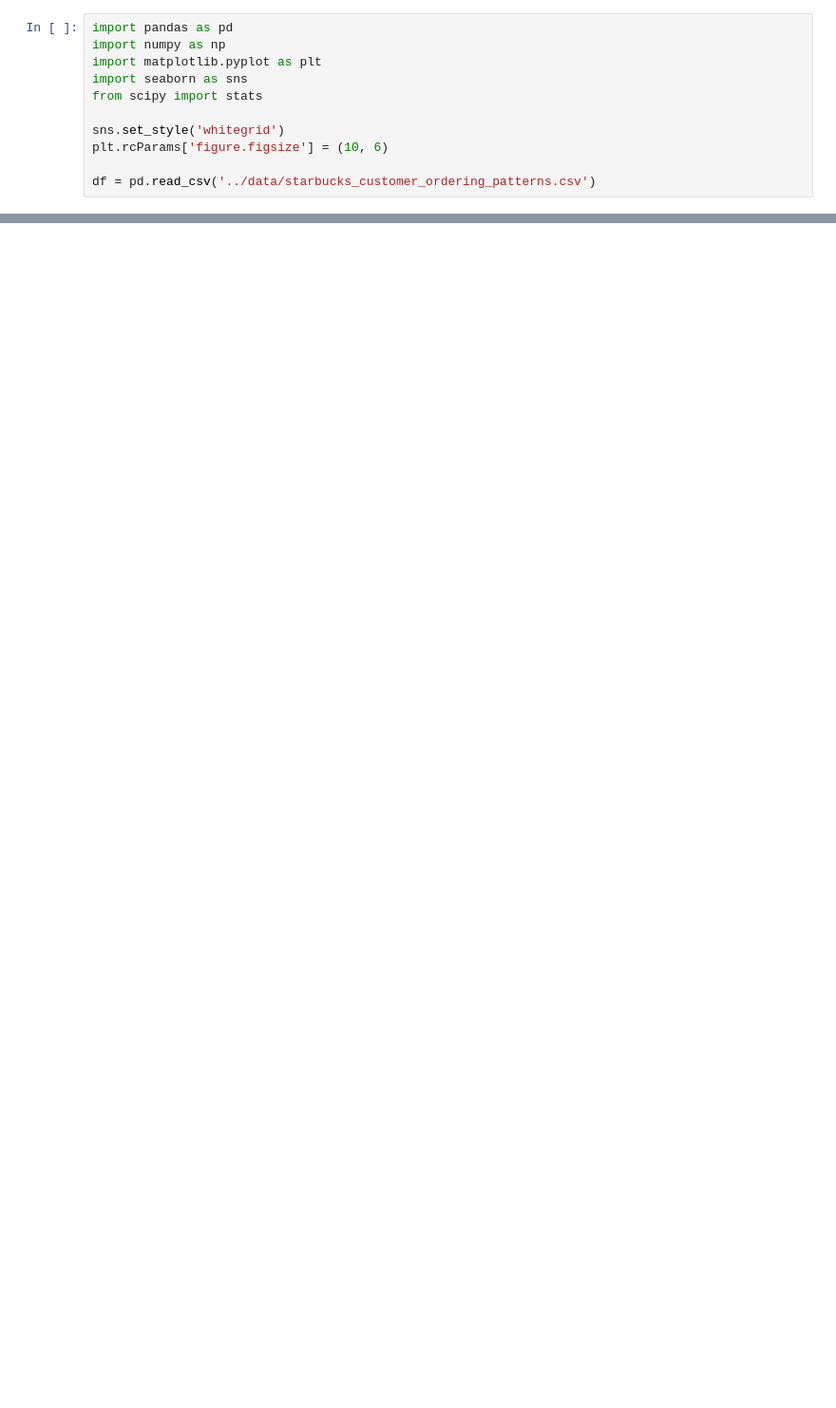
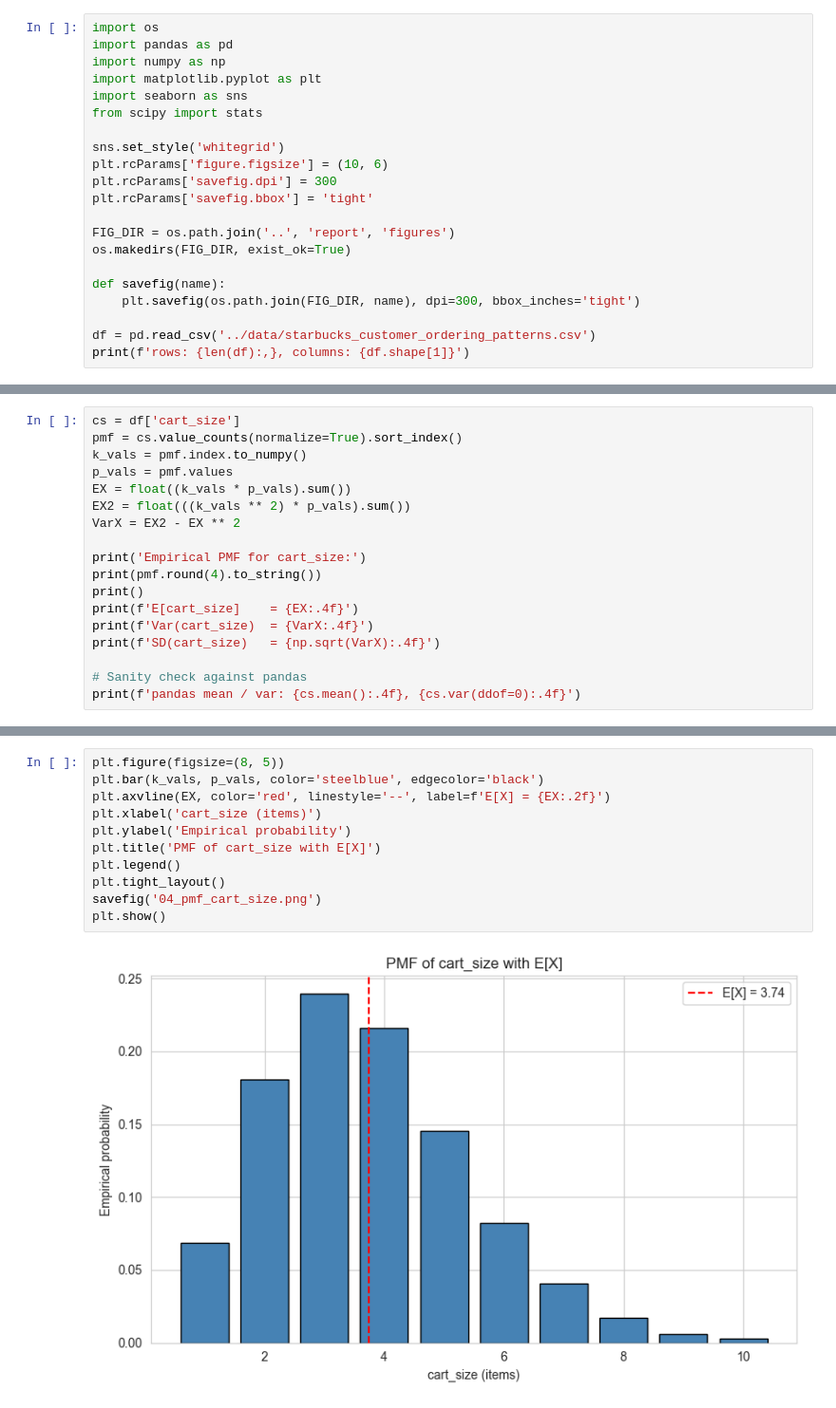
Before and after one commit to NamanSudan/data202-starbucks-analysis, a Jupyter notebook: notebooks/04_probability_bayes.ipynb, the cells around one changed output, grey strips where cells are left out. Shown at 95% size. Cells and saved outputs as stored; diff of their text form; blank space fills up the shorter version.

```diff
--- a/notebooks/04_probability_bayes.ipynb
+++ b/notebooks/04_probability_bayes.ipynb
@@ -13,4 +17,5 @@ This notebook covers:
 # %%
+import os
 import pandas as pd
 import numpy as np
 import matplotlib.pyplot as plt
@@ -19,5 +24,14 @@ from scipy import stats
 
 sns.set_style('whitegrid')
 plt.rcParams['figure.figsize'] = (10, 6)
+plt.rcParams['savefig.dpi'] = 300
+plt.rcParams['savefig.bbox'] = 'tight'
+
+FIG_DIR = os.path.join('..', 'report', 'figures')
+os.makedirs(FIG_DIR, exist_ok=True)
+
+def savefig(name):
+    plt.savefig(os.path.join(FIG_DIR, name), dpi=300, bbox_inches='tight')
 
 df = pd.read_csv('../data/starbucks_customer_ordering_patterns.csv')
+print(f'rows: {len(df):,}, columns: {df.shape[1]}')
@@ -47,0 +232,18 @@ TODO: Compute P(X > 15), P(X > 20), P(X > 25) overall and by segment.
+# %%
+cs = df['cart_size']
+pmf = cs.value_counts(normalize=True).sort_index()
+k_vals = pmf.index.to_numpy()
+p_vals = pmf.values
+EX = float((k_vals * p_vals).sum())
+EX2 = float(((k_vals ** 2) * p_vals).sum())
+VarX = EX2 - EX ** 2
+
+print('Empirical PMF for cart_size:')
+print(pmf.round(4).to_string())
+print()
+print(f'E[cart_size]    = {EX:.4f}')
+print(f'Var(cart_size)  = {VarX:.4f}')
+print(f'SD(cart_size)   = {np.sqrt(VarX):.4f}')
+
+# Sanity check against pandas
+print(f'pandas mean / var: {cs.mean():.4f}, {cs.var(ddof=0):.4f}')
@@ -47,0 +268,13 @@ TODO: Compute P(X > 15), P(X > 20), P(X > 25) overall and by segment.
+# %%
+plt.figure(figsize=(8, 5))
+plt.bar(k_vals, p_vals, color='steelblue', edgecolor='black')
+plt.axvline(EX, color='red', linestyle='--', label=f'E[X] = {EX:.2f}')
+plt.xlabel('cart_size (items)')
+plt.ylabel('Empirical probability')
+plt.title('PMF of cart_size with E[X]')
+plt.legend()
+plt.tight_layout()
+savefig('04_pmf_cart_size.png')
+plt.show()
+# %% [output]
+[figure, added]
```
Also changed, not shown: parts of 26 cells of this notebook, 15 other files.
